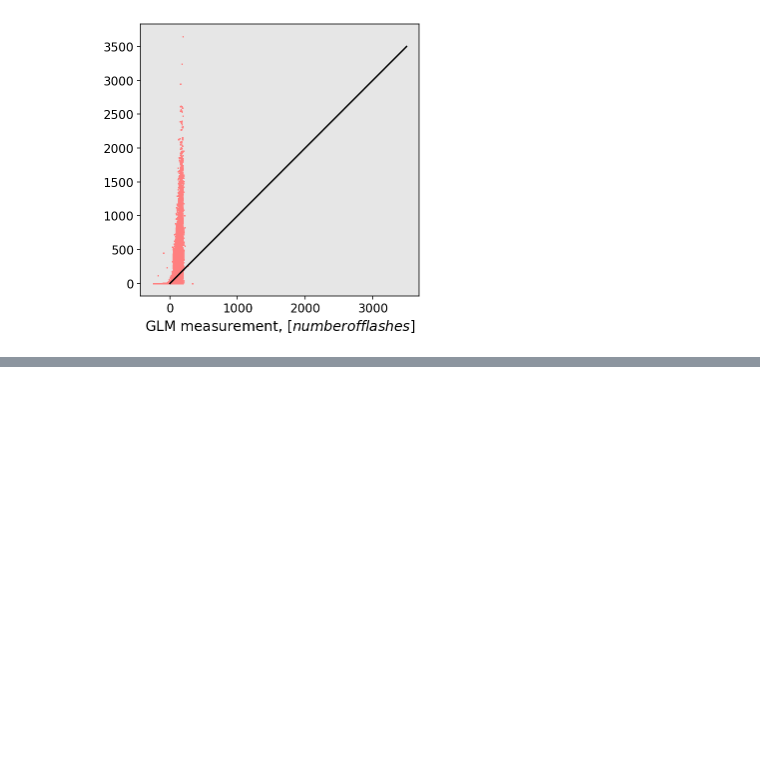
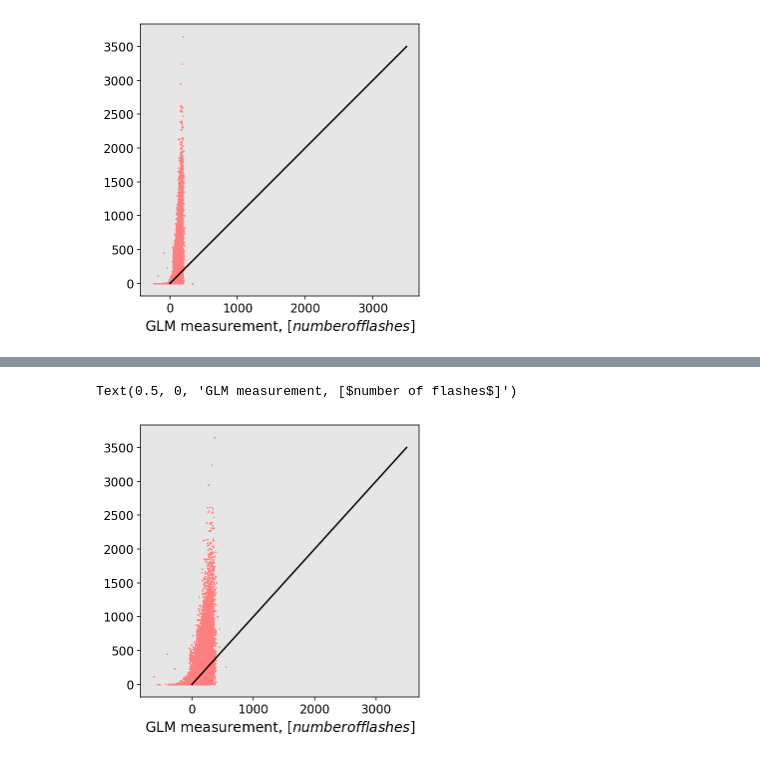
Before and after one commit to ai2es/WAF_ML_Tutorial_Part1, a Jupyter notebook: jupyter_notebooks/Notebook5_SimpleMLRegression.ipynb, the cells around one changed output, grey strips where cells are left out. Saved outputs shown, nothing was run; the diff lists cells and outputs as text; code cells hidden in the pictures; blank space fills up the shorter version.

```diff
--- a/jupyter_notebooks/Notebook5_SimpleMLRegression.ipynb
+++ b/jupyter_notebooks/Notebook5_SimpleMLRegression.ipynb
@@ -131,0 +158,22 @@ The metrics for regression are a bit different than for classification. Common m
+# %%
+model = model.fit(X_train,y_train)
+# %%
+#get predictions
+yhat = model.predict(X_validate)
+
+#make figure
+fig = plt.figure(figsize=(5,5))
+#set background color to white so we can copy paste out of the notebook if we want
+fig.set_facecolor('w')
+
+#get axis for drawing
+ax = plt.gca()
+
+#plot data
+ax.scatter(yhat,y_validate,color=r,s=1,marker='+')
+ax.plot([0,3500],[0,3500],'-k')
+ax.set_xlabel('ML Prediction, [$number of flashes$]')
+ax.set_xlabel('GLM measurement, [$number of flashes$]')
+# %% [output]
+Text(0.5, 0, 'GLM measurement, [$number of flashes$]')
+[figure, added]
```
Also changed, not shown: parts of 8 cells of this notebook, 6 other files.
